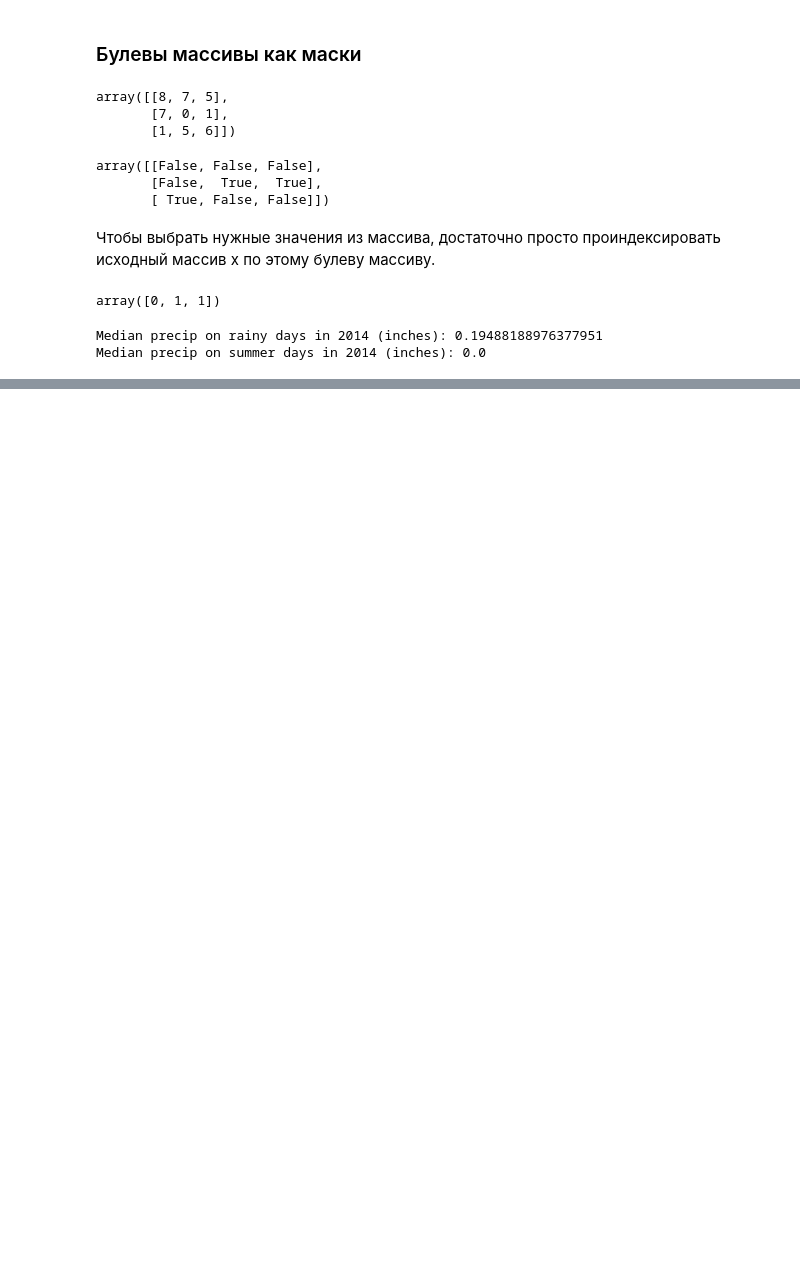
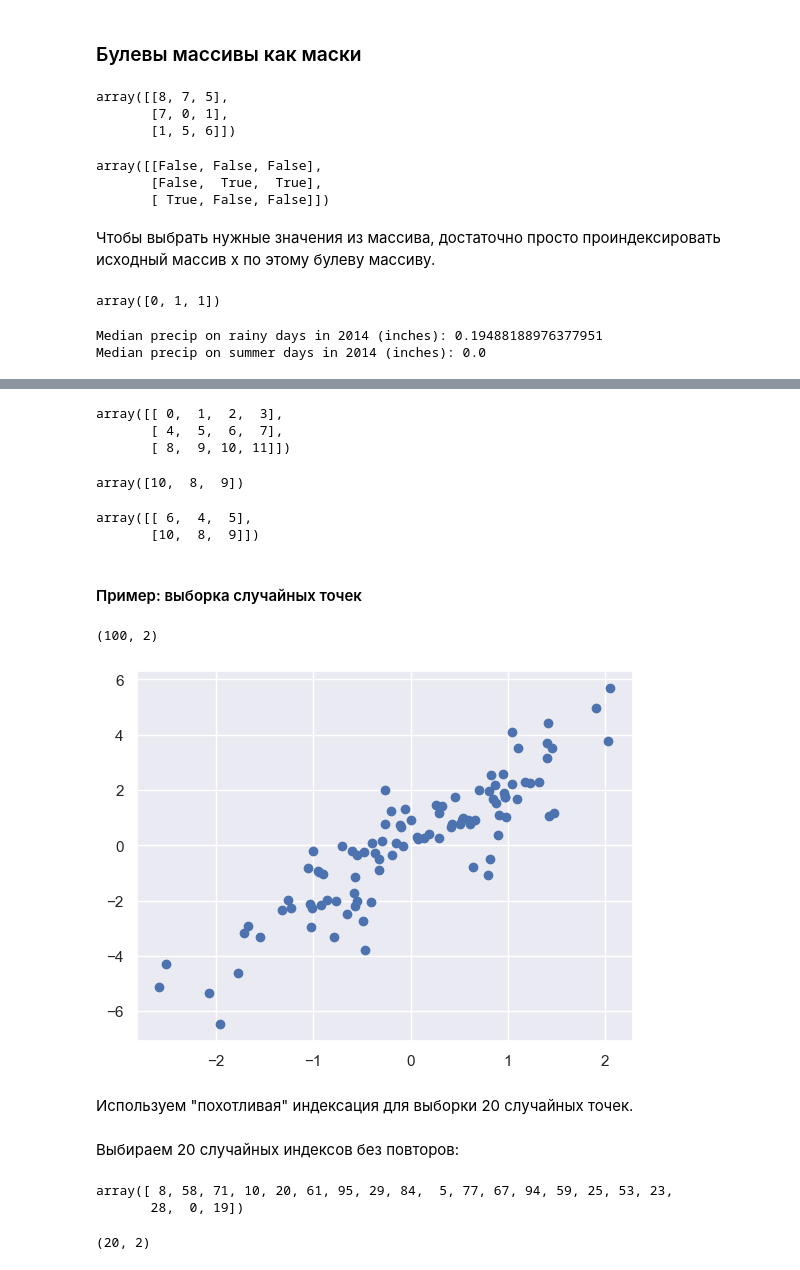
Before and after one commit to NikolayDu/pets, a Jupyter notebook: DS and ML study/introduction_numpy.ipynb, the cells around one changed output, grey strips where cells are left out. Drawn from its saved outputs; the diff is of its cells as text; code cells hidden in the pictures; blank space fills up the shorter version.

```diff
--- a/DS and ML study/introduction_numpy.ipynb
+++ b/DS and ML study/introduction_numpy.ipynb
@@ -1050,0 +1055,5 @@ Median precip on summer days in 2014 (inches): 0.0
+# %%
+rand = np.random.RandomState(42)
+
+x = rand.randint(100, size=10)
+print(x)
@@ -1050,0 +1100,51 @@ Median precip on summer days in 2014 (inches): 0.0
+# %%
+# Обычная + "прихотливая"
+x
+# %% [output]
+array([[ 0,  1,  2,  3],
+       [ 4,  5,  6,  7],
+       [ 8,  9, 10, 11]])
+# %%
+x[2, [2, 0, 1]]
+# %% [output]
+array([10,  8,  9])
+# %%
+# поихотливые + срезы
+x[1:, [2, 0, 1]]
+# %% [output]
+array([[ 6,  4,  5],
+       [10,  8,  9]])
+# %% [markdown]
+#### Пример: выборка случайных точек
+# %%
+# Выборка подмножеств строк из матрицы
+mean = [0, 0]
+cov = [[1, 2],
+       [2, 5]]
+X = rand.multivariate_normal(mean, cov, 100)
+X.shape
+# %% [output]
+(100, 2)
+# %%
+%matplotlib inline
+import matplotlib.pyplot as plt
+import seaborn; seaborn.set() # for plot styling
+
+plt.scatter(X[:, 0], X[:, 1]);
+# %% [output]
+[figure, added]
+# %% [markdown]
+Используем "похотливая" индексация для выборки 20 случайных точек.
+# %% [markdown]
+Выбираем 20 случайных индексов без повторов:
+# %%
+indices = np.random.choice(100, 20, replace=False)
+indices
+# %% [output]
+array([ 8, 58, 71, 10, 20, 61, 95, 29, 84,  5, 77, 67, 94, 59, 25, 53, 23,
+       28,  0, 19])
+# %%
+selection = X[indices]
+selection.shape
+# %% [output]
+(20, 2)
```
Also changed, not shown: parts of 21 cells of this notebook.
